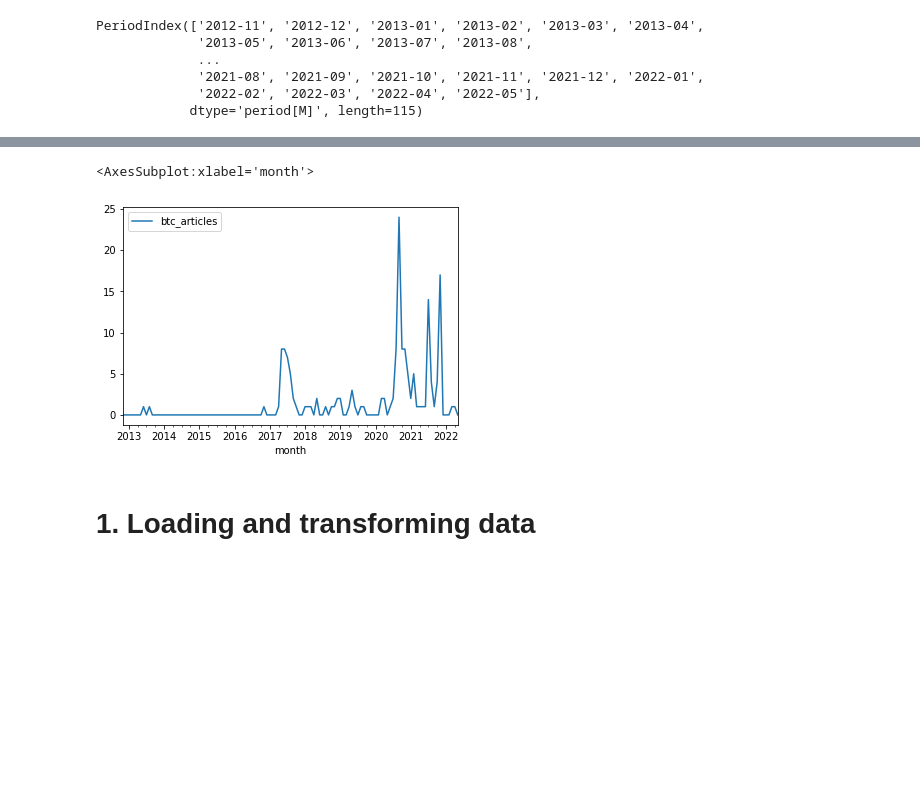
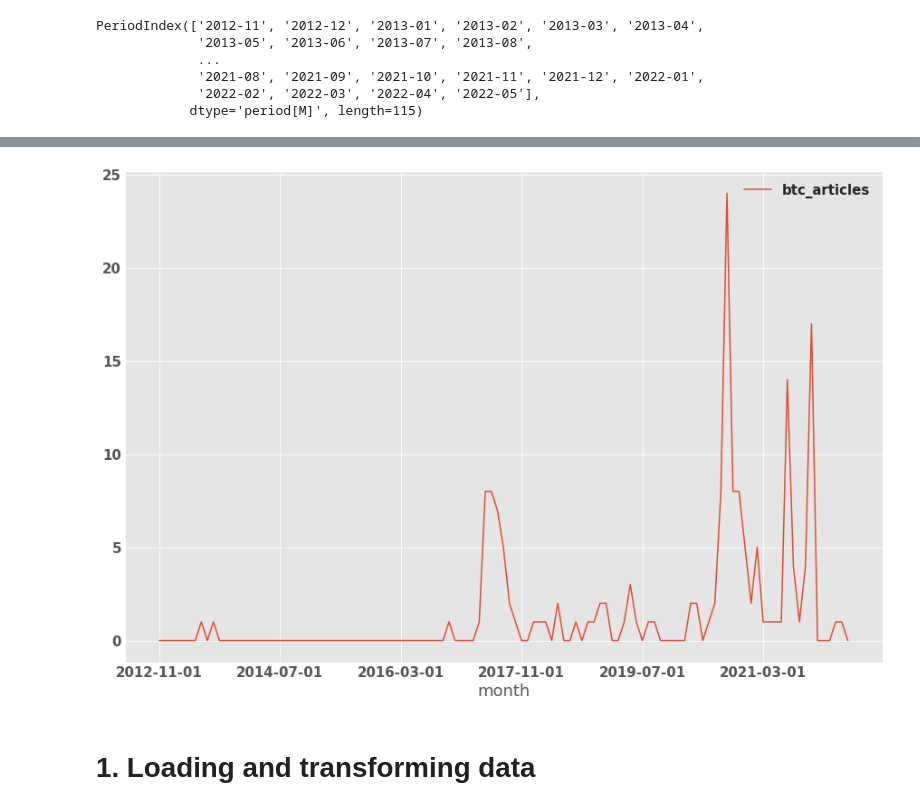
Before and after one commit to Hamid-abdellaoui/Bitcoin-penetration, a Jupyter notebook: Processing/Global_notebook.ipynb, the cells around one changed output, grey strips where cells are left out. Drawn from its saved outputs; the diff is of its cells as text; code cells hidden in the pictures; blank space fills up the shorter version.

```diff
--- a/Processing/Global_notebook.ipynb
+++ b/Processing/Global_notebook.ipynb
@@ -72,3 +72,5 @@ PeriodIndex(['2012-11', '2012-12', '2013-01', '2013-02', '2013-03', '2013-04',
             dtype='period[M]', length=115)
 # %%
 n_btc_articles=pd.DataFrame(btc_articles[6:], months, columns=['btc_articles']).reset_index().rename(columns={'index':'month'})
+n_btc_articles['month']=n_btc_articles['month'].dt.strftime('%Y-%m-01')
+n_btc_articles.head()
@@ -75,11 +84,20 @@ n_btc_articles=pd.DataFrame(btc_articles[6:], months, columns=['btc_articles']).
 # %%
 import matplotlib.pyplot as plt
 
+plt.rcParams["figure.figsize"] = (15,10)
+
 # plot the data
+plt.style.use('ggplot')
+
+# change font zise of the x and y labels
+font = {'family' : 'normal',
+        'weight' : 'bold',
+        'size'   : 15}
+plt.rc('font', **font)
 n_btc_articles.plot(x='month', y='btc_articles', kind='line')
+plt.savefig('./App/static/images/n_btc_articles.png', box_inches='tight')
 # %% [output]
-<AxesSubplot:xlabel='month'>
-[figure, old version]
+[figure, new version]
 # %% [markdown]
 # 1. Loading and transforming data
 # %%
```
Also changed, not shown: parts of 2 cells of this notebook, 5 other files.
